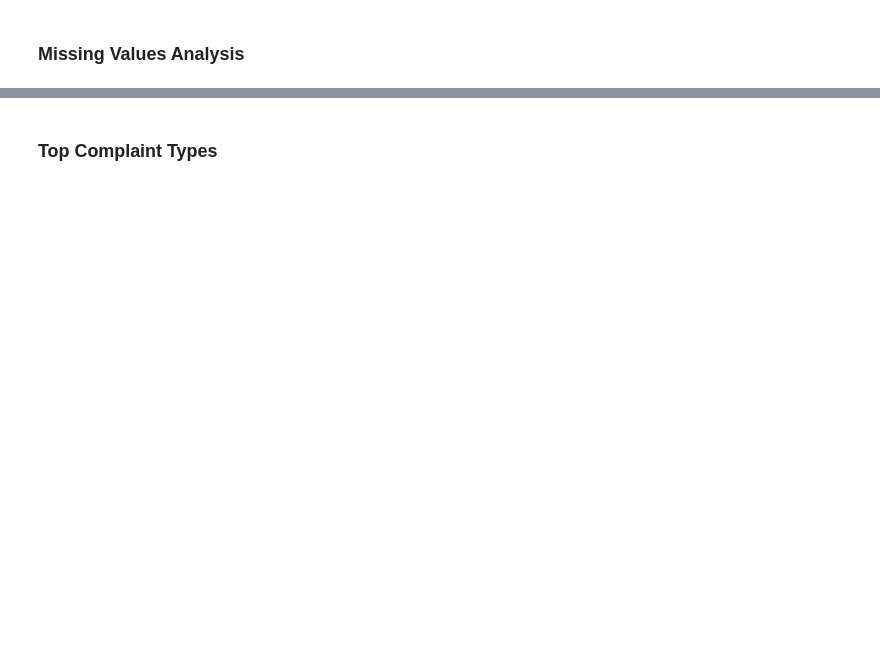
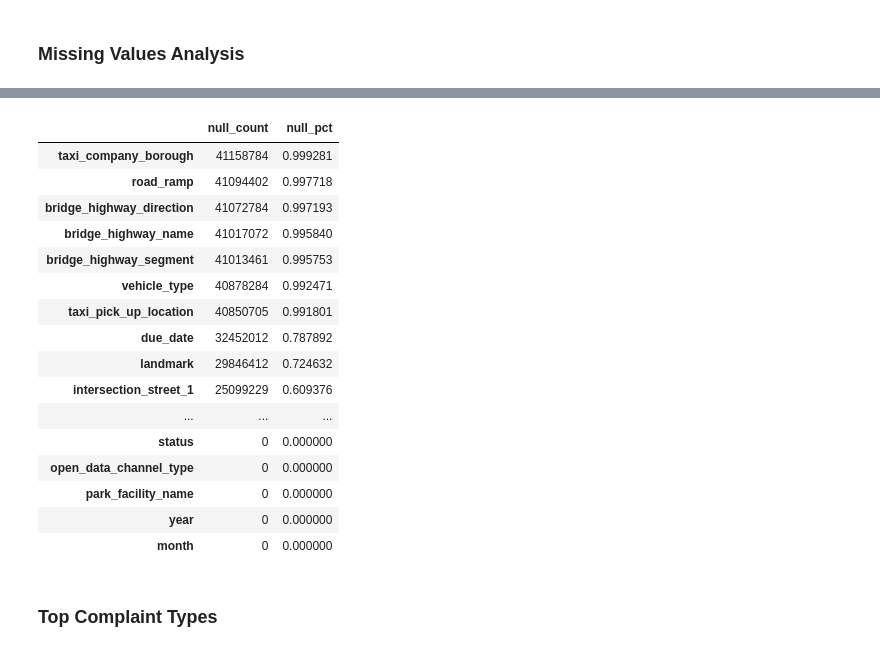
Before and after one commit to goravk95/311-service-requests, a Jupyter notebook: notebooks/Basic EDA.ipynb, the cells around one changed output, grey strips where cells are left out. Cells and saved outputs as stored; diff of their text form; code cells hidden in the pictures; blank space fills up the shorter version.

```diff
--- a/notebooks/Basic EDA.ipynb
+++ b/notebooks/Basic EDA.ipynb
@@ -206,3 +111,23 @@ null_summary.filter(pl.col('Column') == 'vehicle_type')
+# %%
+df_nulls.sort_values(by = 'pct', ascending = False)
+# %% [output]
+|  | null_count | null_pct |
+| taxi_company_borough | 41158784 | 0.999281 |
+| road_ramp | 41094402 | 0.997718 |
+| bridge_highway_direction | 41072784 | 0.997193 |
+| bridge_highway_name | 41017072 | 0.995840 |
+| bridge_highway_segment | 41013461 | 0.995753 |
+| vehicle_type | 40878284 | 0.992471 |
+| taxi_pick_up_location | 40850705 | 0.991801 |
+| due_date | 32452012 | 0.787892 |
+| landmark | 29846412 | 0.724632 |
+| intersection_street_1 | 25099229 | 0.609376 |
+| ... | ... | ... |
+| status | 0 | 0.000000 |
+| open_data_channel_type | 0 | 0.000000 |
+| park_facility_name | 0 | 0.000000 |
+| year | 0 | 0.000000 |
+| month | 0 | 0.000000 |
 # %% [markdown]
 ### Top Complaint Types
 # %%
```
Also changed, not shown: parts of 28 cells of this notebook, 1 other file.
